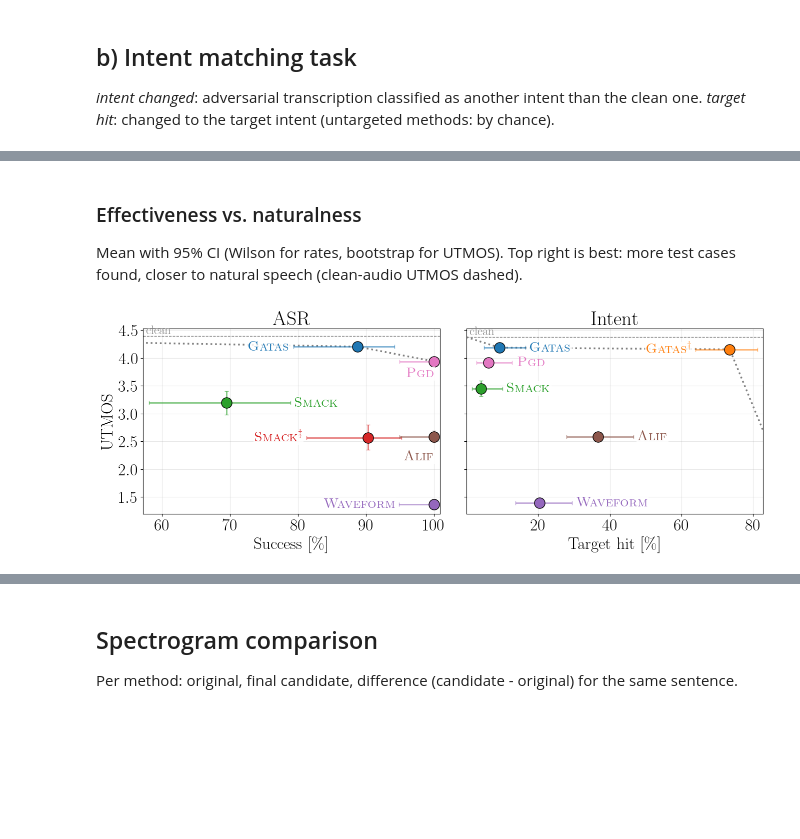
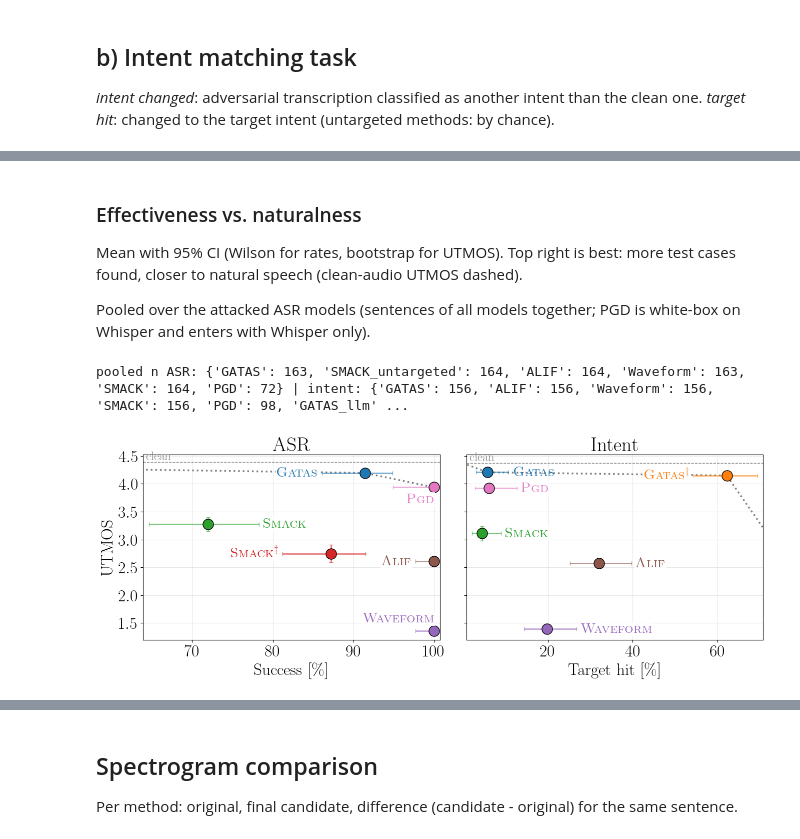
Before and after one commit to oliverweissl/GATAS, a Jupyter notebook: analysis/RQ1_Effectiveness.ipynb, the cells around one changed output, grey strips where cells are left out. Saved outputs shown, nothing was run; the diff lists cells and outputs as text; code cells hidden in the pictures; blank space fills up the shorter version.

```diff
--- a/analysis/RQ1_Effectiveness.ipynb
+++ b/analysis/RQ1_Effectiveness.ipynb
@@ -55,6 +53,8 @@ def effectiveness_table(records, extra=()):
         rows[m] = row
     return pd.DataFrame(rows).T
 
-display(pretty(effectiveness_table({m: asr[m] for m in asr_methods})))
-print(f"clean-audio UTMOS: {np.mean([r['utmos_original'] for r in asr[asr_methods[0]]]):.3f}")
+for model in MODELS:
+    print(f"== {MODEL_LABELS[model]}")
+    display(pretty(effectiveness_table(asr[model])))
+    print(f"clean-audio UTMOS: {np.mean([r['utmos_original'] for r in next(iter(asr[model].values()))]):.3f}")
 # %% [output]
@@ -73,12 +82,13 @@ clean-audio UTMOS: 4.392
 def intent_extra(recs):
     n = len(recs)
     ch = sum(r["intent"]["changed"] for r in recs)
-    hit = sum(r["intent"]["changed"] and r["intent"]["target_match"] for r in recs)
+    hit = sum(intent_hit(r) for r in recs)
     return fmt_ci(ch / n, *wilson_ci(ch, n), digits=1, scale=100), fmt_ci(hit / n, *wilson_ci(hit, n), digits=1, scale=100)
 
-tab = effectiveness_table({m: intent[m] for m in intent_methods})
-tab.insert(1, "intent changed %", [intent_extra(intent[m])[0] for m in tab.index])
-tab.insert(2, "target hit %", [intent_extra(intent[m])[1] for m in tab.index])
-display(pretty(tab))
-display(pretty(intent_summary_table({m: intent[m] for m in intent_methods}).round(3)))
+for model in MODELS:
+    print(f"== {MODEL_LABELS[model]}")
+    tab = effectiveness_table(intent[model])
+    tab.insert(1, "intent changed %", [intent_extra(intent[model][m])[0] for m in tab.index])
+    tab.insert(2, "target hit %", [intent_extra(intent[model][m])[1] for m in tab.index])
+    display(pretty(tab))
 # %% [output]
@@ -99,6 +110,8 @@ display(pretty(intent_summary_table({m: intent[m] for m in intent_methods}).roun
 # %% [markdown]
 ### Effectiveness vs. naturalness
 Mean with 95% CI (Wilson for rates, bootstrap for UTMOS). Top right is best: more test cases found, closer to natural speech (clean-audio UTMOS dashed).
+
+Pooled over the attacked ASR models (sentences of all models together; PGD is white-box on Whisper and enters with Whisper only).
 # %%
 def tradeoff_panel(ax, records, success_fn, ylabel, title, x_key="utmos", clean_x=None, first=True):
     pts = []
@@ -146,37 +159,45 @@ def tradeoff_panel(ax, records, success_fn, ylabel, title, x_key="utmos", clean_
     pad = 6
     obstacles = []
     for m, px, py, c, hi, lo in pts:
         (xa, ya), (xb, _) = tr.transform((lo, py)), tr.transform((hi, py))
         obstacles.append((xa - 14, ya - 14, xb + 14, ya + 14))
     def overlaps(r, o):
         return not (r[2] < o[0] or r[0] > o[2] or r[3] < o[1] or r[1] > o[3])
     for idx, (m, px, py, c, hi, lo) in enumerate(pts):
         others = obstacles[:idx] + obstacles[idx + 1:]
         (xl, yp), (xh, _) = tr.transform((lo, py)), tr.transform((hi, py))
         options = [("left", xh + 8, yp, "left", "center"), ("right", xl - 8, yp, "right", "center"),
                    ("below", xh, yp - 24, "right", "center"), ("above", xh, yp + 24, "right", "center"),
                    ("below2", xh, yp - 40, "right", "center"), ("above2", xh, yp + 40, "right", "center")]
         for name, xx, yy, ha, va in options:
             t = ax.annotate(tex_name(m), tr.inverted().transform((xx, yy)), ha=ha, va=va, fontsize=20, color=c, zorder=4,
                             bbox=dict(fc="white", ec="none", alpha=0.85, pad=1.5))
             bb = t.get_window_extent(renderer)
             r = (bb.x0 - pad, bb.y0 - pad, bb.x1 + pad, bb.y1 + pad)
             inside = r[0] >= axbox.x0 and r[2] <= axbox.x1 and r[1] >= axbox.y0 and r[3] <= axbox.y1
             if inside and not any(overlaps(r, o) for o in others):
                 obstacles.append(r)
                 break
             t.remove()
         else:  # nothing free: fall back to the right
             ax.annotate(tex_name(m), (hi, py), textcoords="offset points", xytext=(8, 0), ha="left", va="center", fontsize=20, color=c)
 
+def pooled(data):
+    """Records of a method pooled over the attacked models that have it: {method: records}."""
+    methods = {m for model in MODELS for m in data.get(model, {})}
+    return {m: [r for model in MODELS for r in data.get(model, {}).get(m, [])] for m in methods}
+
+# aggregated over the attacked ASR models (PGD is white-box on Whisper and enters with Whisper only)
+asr_pool, intent_pool = pooled(asr), pooled(intent)
+print("pooled n ASR:", {m: len(rs) for m, rs in asr_pool.items()}, "| intent:", {m: len(rs) for m, rs in intent_pool.items()})
+
 with plt.rc_context({"font.size": 24}):
     fig, axes = plt.subplots(1, 2, figsize=(16, 4.8), sharey=True, gridspec_kw={"wspace": 0.09})
-    tradeoff_panel(axes[0], {m: asr[m] for m in asr_methods}, lambda r: r["success"], "Success", "ASR",
-                   clean_x=np.mean([r["utmos_original"] for r in asr[asr_methods[0]]]))
-    tradeoff_panel(axes[1], {m: intent[m] for m in intent_methods},
-                   lambda r: r["intent"]["changed"] and r["intent"]["target_match"], "Target hit", "Intent",
-                   clean_x=np.mean([r["utmos_original"] for r in intent[intent_methods[0]]]), first=False)
+    tradeoff_panel(axes[0], asr_pool, asr_found, "Success", "ASR",
+                   clean_x=np.mean([r["utmos_original"] for r in asr_pool["GATAS"]]))
+    tradeoff_panel(axes[1], intent_pool, intent_hit, "Target hit", "Intent",
+                   clean_x=np.mean([r["utmos_original"] for r in intent_pool["GATAS"]]), first=False)
     plt.savefig("_figures/tradeoff_methods.pdf", bbox_inches="tight")
-    plt.savefig("_figures/tradeoff_methods.png", dpi=120, bbox_inches="tight")
 # %% [output]
+pooled n ASR: {'GATAS': 163, 'SMACK_untargeted': 164, 'ALIF': 164, 'Waveform': 163, 'SMACK': 164, 'PGD': 72} | intent: {'GATAS': 156, 'ALIF': 156, 'Waveform': 156, 'SMACK': 156, 'PGD': 98, 'GATAS_llm' ...
-[figure, old version]
+[figure, new version]
```
Also changed, not shown: parts of 12 cells of this notebook, 27 other files.
